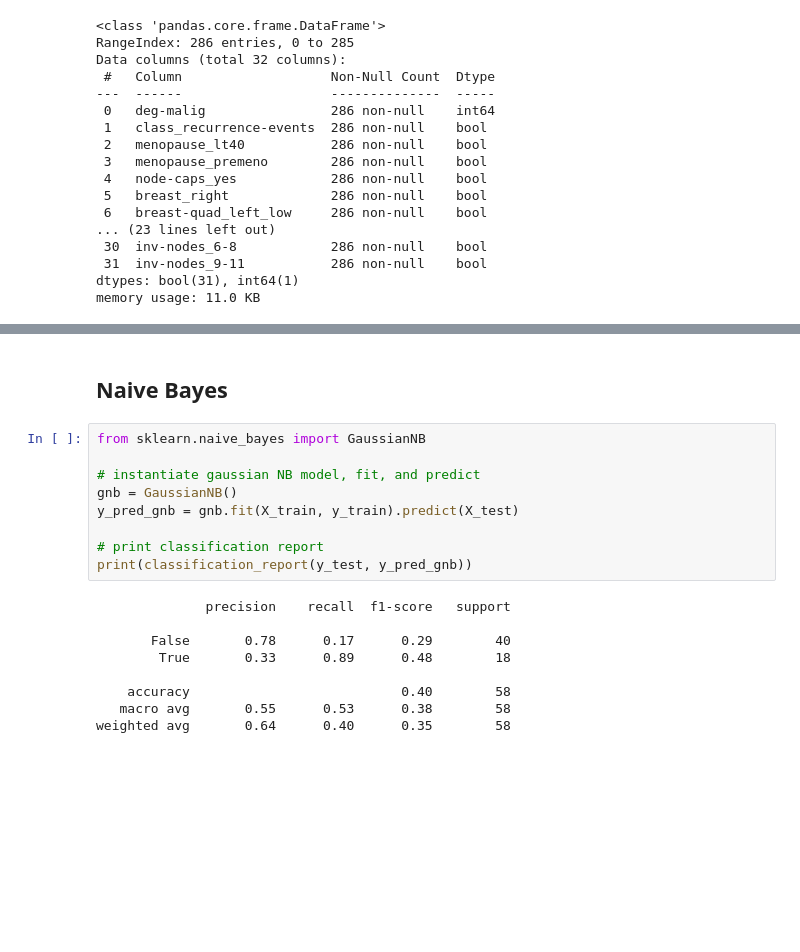
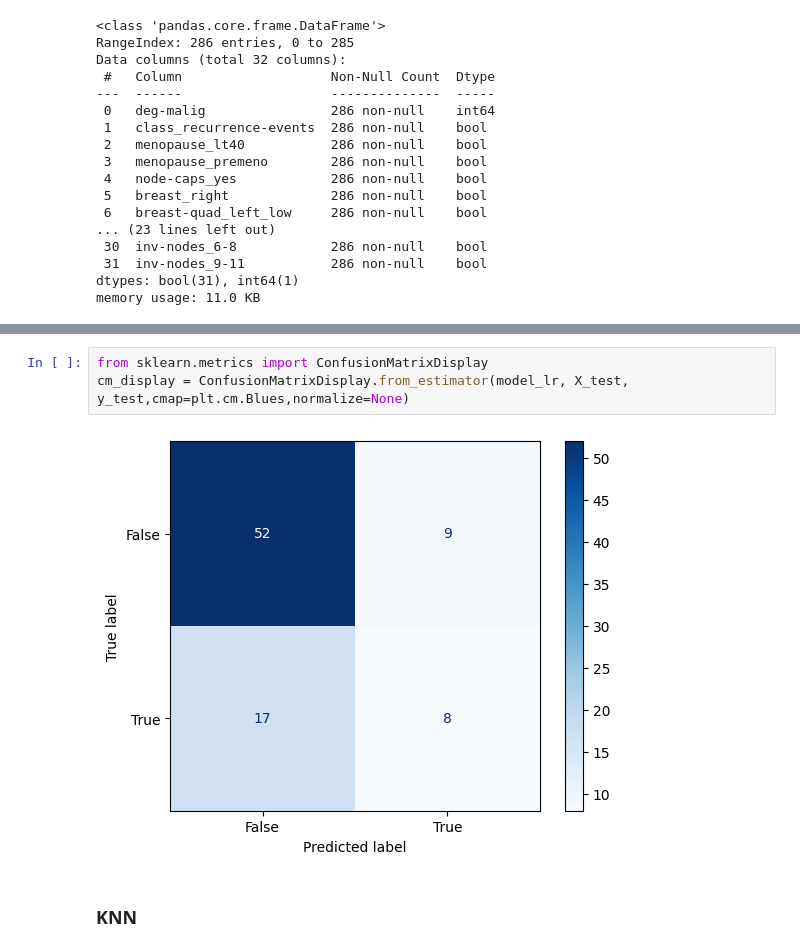
Before and after one commit to ecolley3/COE379L, a Jupyter notebook: Project2.ipynb, the cells around one changed output, grey strips where cells are left out. Saved outputs shown, nothing was run; the diff lists cells and outputs as text; blank space fills up the shorter version.

```diff
--- a/Project2.ipynb
+++ b/Project2.ipynb
@@ -251,20 +286,7 @@ weighted avg       0.74      0.76      0.74       228
-# %% [markdown]
-## Naive Bayes
-# %%
-from sklearn.naive_bayes import GaussianNB
-
-# instantiate gaussian NB model, fit, and predict
-gnb = GaussianNB()
-y_pred_gnb = gnb.fit(X_train, y_train).predict(X_test)
-
-# print classification report
-print(classification_report(y_test, y_pred_gnb))
-# %% [output]
-              precision    recall  f1-score   support
-
-       False       0.78      0.17      0.29        40
-        True       0.33      0.89      0.48        18
-
-    accuracy                           0.40        58
-   macro avg       0.55      0.53      0.38        58
-weighted avg       0.64      0.40      0.35        58
+# %%
+from sklearn.metrics import ConfusionMatrixDisplay
+cm_display = ConfusionMatrixDisplay.from_estimator(model_lr, X_test, y_test,cmap=plt.cm.Blues,normalize=None)
+# %% [output]
+[figure, added]
+# %% [markdown]
+### KNN
```
Also changed, not shown: parts of 30 cells of this notebook.
